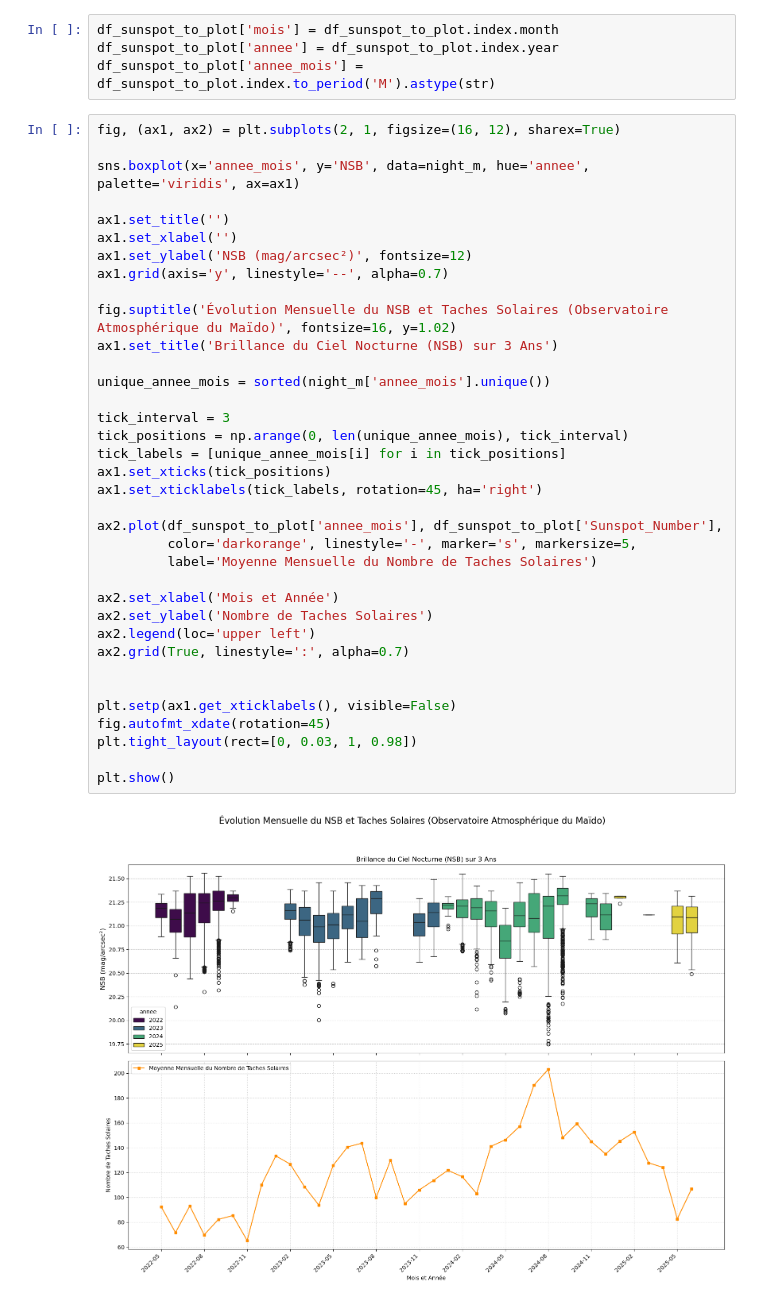
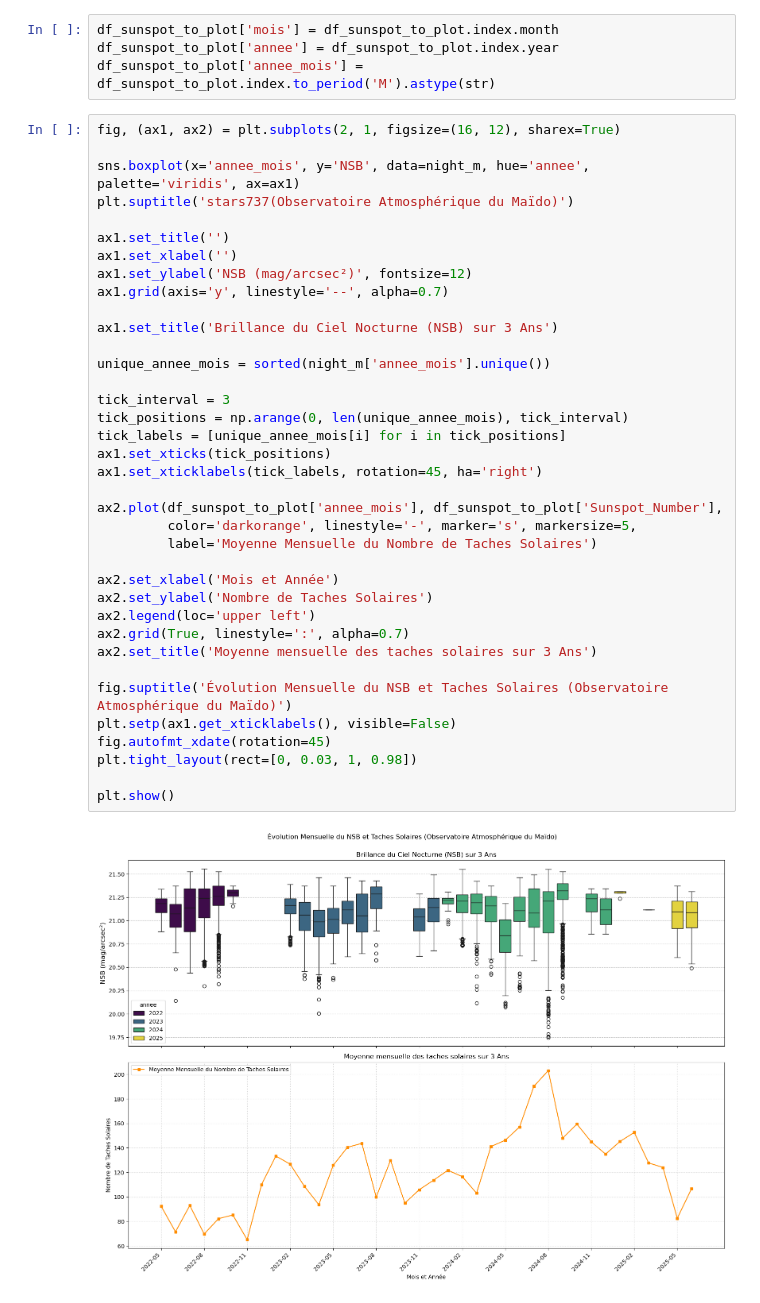
Before and after one commit to Andorajaonari/pollution_lumineuse, a Jupyter notebook: Data_visualisation.ipynb, the cells around one changed output. Saved outputs shown, nothing was run; the diff lists cells and outputs as text.

Commit message:
adding sunspot plot

```diff
--- a/Data_visualisation.ipynb
+++ b/Data_visualisation.ipynb
@@ -255,37 +255,38 @@ df_sunspot_to_plot['annee_mois'] = df_sunspot_to_plot.index.to_period('M').astyp
 fig, (ax1, ax2) = plt.subplots(2, 1, figsize=(16, 12), sharex=True)
 
 sns.boxplot(x='annee_mois', y='NSB', data=night_m, hue='annee', palette='viridis', ax=ax1)
+plt.suptitle('stars737(Observatoire Atmosphérique du Maïdo)')
 
 ax1.set_title('')
 ax1.set_xlabel('')
 ax1.set_ylabel('NSB (mag/arcsec²)', fontsize=12)
 ax1.grid(axis='y', linestyle='--', alpha=0.7)
 
-fig.suptitle('Évolution Mensuelle du NSB et Taches Solaires (Observatoire Atmosphérique du Maïdo)', fontsize=16, y=1.02)
 ax1.set_title('Brillance du Ciel Nocturne (NSB) sur 3 Ans')
 
 unique_annee_mois = sorted(night_m['annee_mois'].unique())
 
 tick_interval = 3
 tick_positions = np.arange(0, len(unique_annee_mois), tick_interval)
 tick_labels = [unique_annee_mois[i] for i in tick_positions]
 ax1.set_xticks(tick_positions)
 ax1.set_xticklabels(tick_labels, rotation=45, ha='right')
 
 ax2.plot(df_sunspot_to_plot['annee_mois'], df_sunspot_to_plot['Sunspot_Number'],
          color='darkorange', linestyle='-', marker='s', markersize=5,
          label='Moyenne Mensuelle du Nombre de Taches Solaires')
 
 ax2.set_xlabel('Mois et Année')
 ax2.set_ylabel('Nombre de Taches Solaires')
 ax2.legend(loc='upper left')
 ax2.grid(True, linestyle=':', alpha=0.7)
+ax2.set_title('Moyenne mensuelle des taches solaires sur 3 Ans')
 
-
+fig.suptitle('Évolution Mensuelle du NSB et Taches Solaires (Observatoire Atmosphérique du Maïdo)')
 plt.setp(ax1.get_xticklabels(), visible=False)
 fig.autofmt_xdate(rotation=45)
 plt.tight_layout(rect=[0, 0.03, 1, 0.98])
 
 plt.show()
 # %% [output]
-[figure, old version]
+[figure, new version]
```
